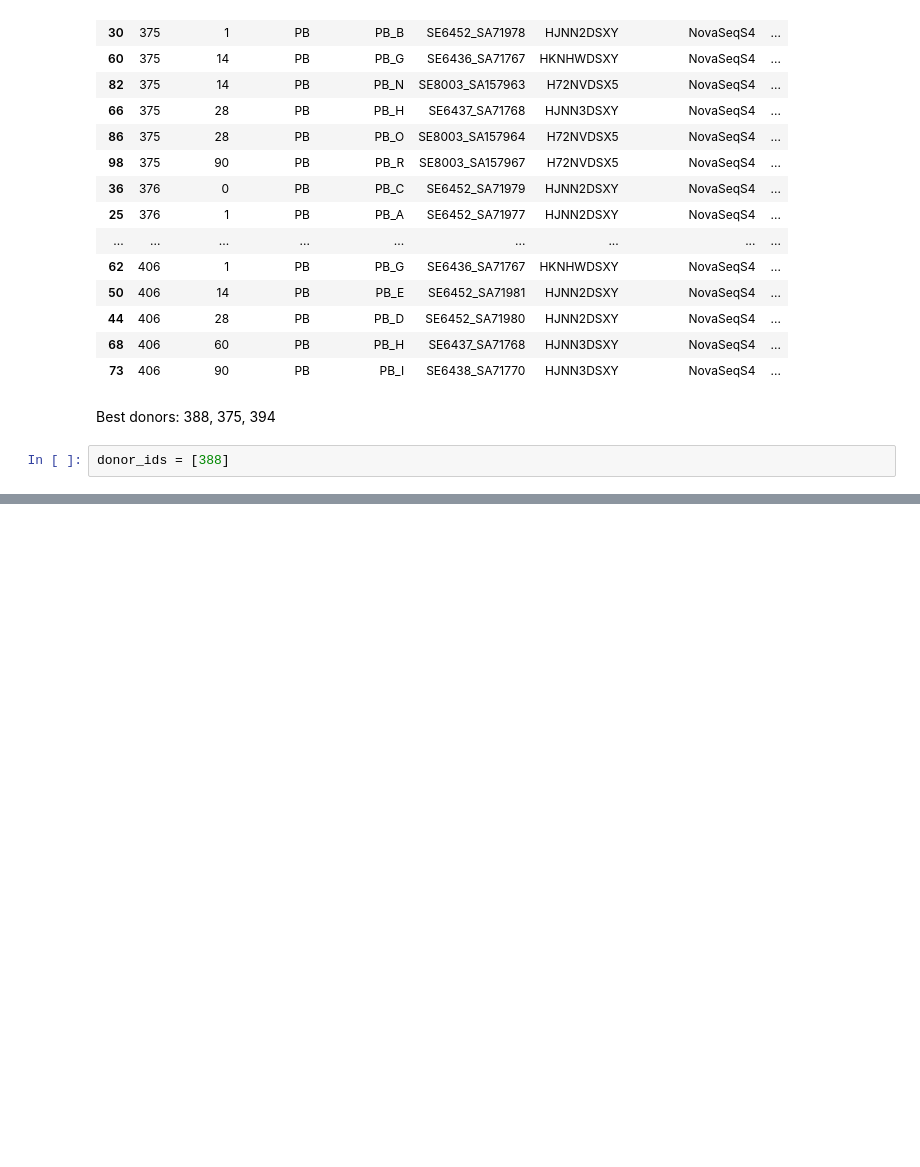
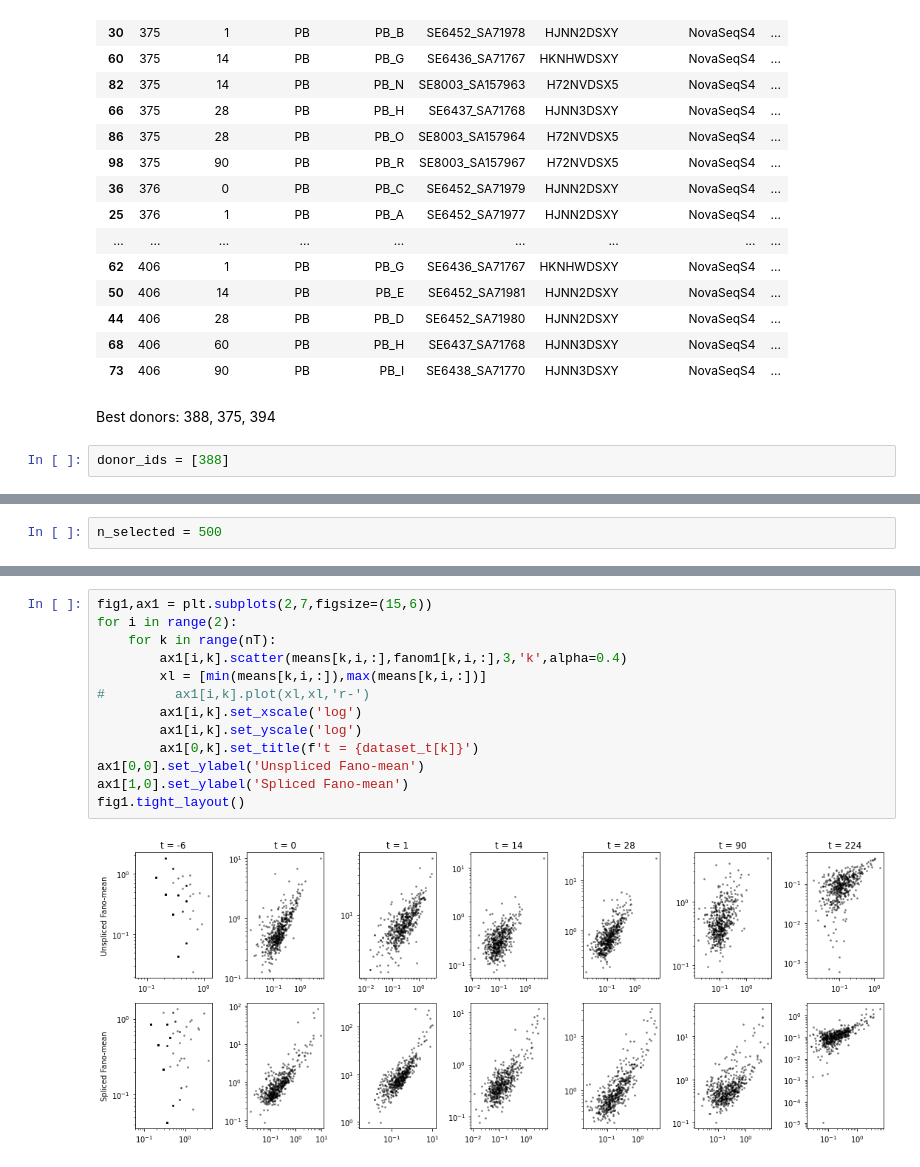
Before and after one commit to gennadygorin/coh_cme, a Jupyter notebook: gg230109_preprocess.ipynb, the cells around one changed output, grey strips where cells are left out. Saved outputs shown, nothing was run; the diff lists cells and outputs as text; blank space fills up the shorter version.

```diff
--- a/gg230109_preprocess.ipynb
+++ b/gg230109_preprocess.ipynb
@@ -105,0 +202,2 @@ FileNotFoundError: [Errno 2] No such file or directory: '/home/ggorin/count_data
+# %%
+n_selected = 500
@@ -105,0 +257,15 @@ FileNotFoundError: [Errno 2] No such file or directory: '/home/ggorin/count_data
+# %%
+fig1,ax1 = plt.subplots(2,7,figsize=(15,6))
+for i in range(2):
+    for k in range(nT):
+        ax1[i,k].scatter(means[k,i,:],fanom1[k,i,:],3,'k',alpha=0.4)
+        xl = [min(means[k,i,:]),max(means[k,i,:])]
+#         ax1[i,k].plot(xl,xl,'r-')
+        ax1[i,k].set_xscale('log')
+        ax1[i,k].set_yscale('log')
+        ax1[0,k].set_title(f't = {dataset_t[k]}')
+ax1[0,0].set_ylabel('Unspliced Fano-mean')
+ax1[1,0].set_ylabel('Spliced Fano-mean')
+fig1.tight_layout()
+# %% [output]
+[figure, added]
```
Also changed, not shown: parts of 55 cells of this notebook.
